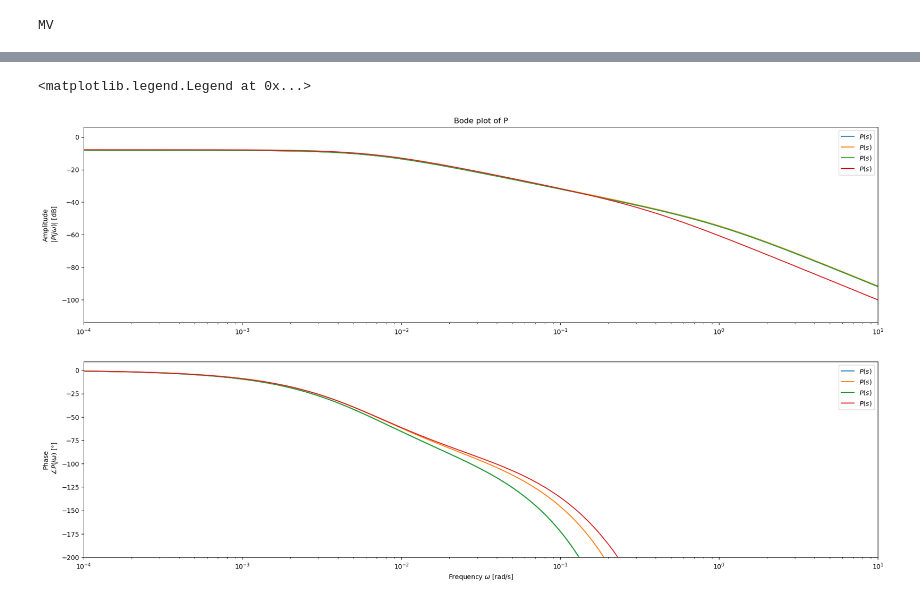
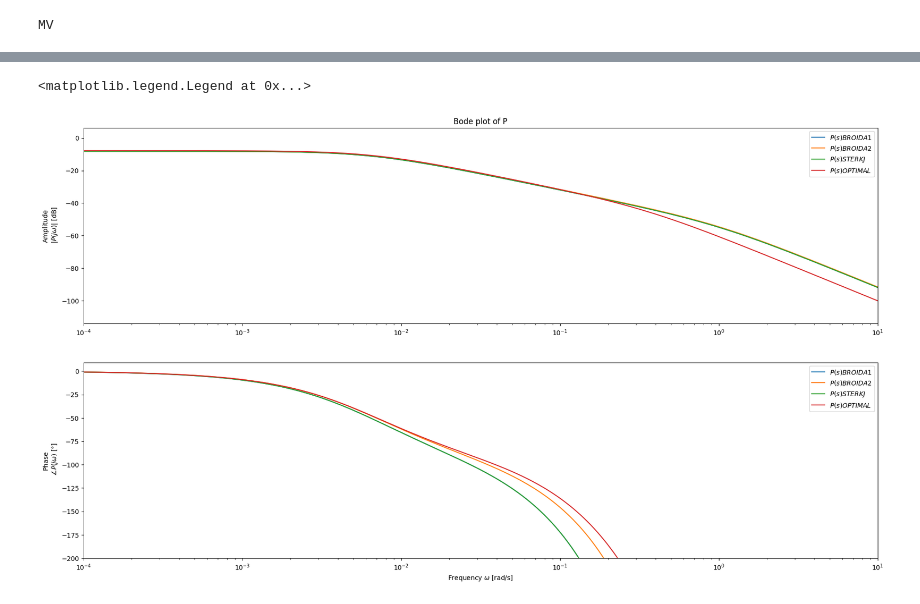
Before and after one commit to comus3/controlTheoryLabFiles, a Jupyter notebook: Control_theory_software_V3/Simulation_OLP.ipynb, the cells around one changed output, grey strips where cells are left out. Saved outputs shown, nothing was run; the diff lists cells and outputs as text; code cells hidden in the pictures.

```diff
--- a/Control_theory_software_V3/Simulation_OLP.ipynb
+++ b/Control_theory_software_V3/Simulation_OLP.ipynb
@@ -284,7 +287,7 @@ fig.set_figheight(12)
 fig.set_figwidth(22)
 
 # Gain part
-ax_gain.semilogx(omega,20*np.log10(np.abs(P1)),label=r'$P(s)$')
+ax_gain.semilogx(omega,20*np.log10(np.abs(P1)),label=r'$P(s) BROIDA1$')
 gain_min = np.min(20*np.log10(np.abs(P1)/5))
 gain_max = np.max(20*np.log10(np.abs(P1)*5))
 ax_gain.set_xlim([np.min(omega), np.max(omega)])
@@ -294,7 +297,7 @@ ax_gain.set_title('Bode plot of P')
 ax_gain.legend(loc='best')
 
 # Phase part
-ax_phase.semilogx(omega, (180/np.pi)*np.unwrap(np.angle(P1)),label=r'$P(s)$')
+ax_phase.semilogx(omega, (180/np.pi)*np.unwrap(np.angle(P1)),label=r'$P(s) BROIDA1$')
 ax_phase.set_xlim([np.min(omega), np.max(omega)])
 ph_min = np.min((180/np.pi)*np.unwrap(np.angle(P1))) - 10
 ph_max = np.max((180/np.pi)*np.unwrap(np.angle(P1))) + 10
@@ -304,7 +307,7 @@ ax_phase.set_ylabel('Phase' + '\n $\,$'  + r'$\angle P(j\omega)$ [°]')
 ax_phase.legend(loc='best')
 
 # Gain part
-ax_gain.semilogx(omega,20*np.log10(np.abs(P2)),label=r'$P(s)$')
+ax_gain.semilogx(omega,20*np.log10(np.abs(P2)),label=r'$P(s) BROIDA2$')
 gain_min = np.min(20*np.log10(np.abs(P2)/5))
 gain_max = np.max(20*np.log10(np.abs(P2)*5))
 ax_gain.set_xlim([np.min(omega), np.max(omega)])
@@ -314,7 +317,7 @@ ax_gain.set_title('Bode plot of P')
 ax_gain.legend(loc='best')
 
 # Phase part
-ax_phase.semilogx(omega, (180/np.pi)*np.unwrap(np.angle(P2)),label=r'$P(s)$')
+ax_phase.semilogx(omega, (180/np.pi)*np.unwrap(np.angle(P2)),label=r'$P(s) BROIDA2$')
 ax_phase.set_xlim([np.min(omega), np.max(omega)])
 ph_min = np.min((180/np.pi)*np.unwrap(np.angle(P2))) - 10
 ph_max = np.max((180/np.pi)*np.unwrap(np.angle(P2))) + 10
@@ -324,7 +327,7 @@ ax_phase.set_ylabel('Phase' + '\n $\,$'  + r'$\angle P(j\omega)$ [°]')
 ax_phase.legend(loc='best')
 
 # Gain part
-ax_gain.semilogx(omega,20*np.log10(np.abs(P3)),label=r'$P(s)$')
+ax_gain.semilogx(omega,20*np.log10(np.abs(P3)),label=r'$P(s) STERKJ$')
 gain_min = np.min(20*np.log10(np.abs(P3)/5))
 gain_max = np.max(20*np.log10(np.abs(P3)*5))
 ax_gain.set_xlim([np.min(omega), np.max(omega)])
@@ -334,34 +337,34 @@ ax_gain.set_title('Bode plot of P')
 ax_gain.legend(loc='best')
 
 # Phase part
-ax_phase.semilogx(omega, (180/np.pi)*np.unwrap(np.angle(P3)),label=r'$P(s)$')
+ax_phase.semilogx(omega, (180/np.pi)*np.unwrap(np.angle(P3)),label=r'$P(s) STERKJ$')
 ax_phase.set_xlim([np.min(omega), np.max(omega)])
 ph_min = np.min((180/np.pi)*np.unwrap(np.angle(P3))) - 10
 ph_max = np.max((180/np.pi)*np.unwrap(np.angle(P3))) + 10
 ax_phase.set_ylim([np.max([ph_min, -200]), ph_max])
 ax_phase.set_xlabel(r'Frequency $\omega$ [rad/s]')
 ax_phase.set_ylabel('Phase' + '\n $\,$'  + r'$\angle P(j\omega)$ [°]')
 ax_phase.legend(loc='best')
 
 # Gain part
-ax_gain.semilogx(omega,20*np.log10(np.abs(P4)),label=r'$P(s)$')
+ax_gain.semilogx(omega,20*np.log10(np.abs(P4)),label=r'$P(s) OPTIMAL$')
 gain_min = np.min(20*np.log10(np.abs(P4)/5))
 gain_max = np.max(20*np.log10(np.abs(P4)*5))
 ax_gain.set_xlim([np.min(omega), np.max(omega)])
 ax_gain.set_ylim([gain_min, gain_max])
 ax_gain.set_ylabel('Amplitude' + '\n $|P(j\omega)|$ [dB]')
 ax_gain.set_title('Bode plot of P')
 ax_gain.legend(loc='best')
 
 # Phase part
-ax_phase.semilogx(omega, (180/np.pi)*np.unwrap(np.angle(P4)),label=r'$P(s)$')
+ax_phase.semilogx(omega, (180/np.pi)*np.unwrap(np.angle(P4)),label=r'$P(s) OPTIMAL$')
 ax_phase.set_xlim([np.min(omega), np.max(omega)])
 ph_min = np.min((180/np.pi)*np.unwrap(np.angle(P4))) - 10
 ph_max = np.max((180/np.pi)*np.unwrap(np.angle(P4))) + 10
 ax_phase.set_ylim([np.max([ph_min, -200]), ph_max])
 ax_phase.set_xlabel(r'Frequency $\omega$ [rad/s]')
 ax_phase.set_ylabel('Phase' + '\n $\,$'  + r'$\angle P(j\omega)$ [°]')
 ax_phase.legend(loc='best')
 # %% [output]
 <matplotlib.legend.Legend at 0x...>
-[figure, old version]
+[figure, new version]
```
Also changed, not shown: parts of 4 cells of this notebook, 2 other files.
